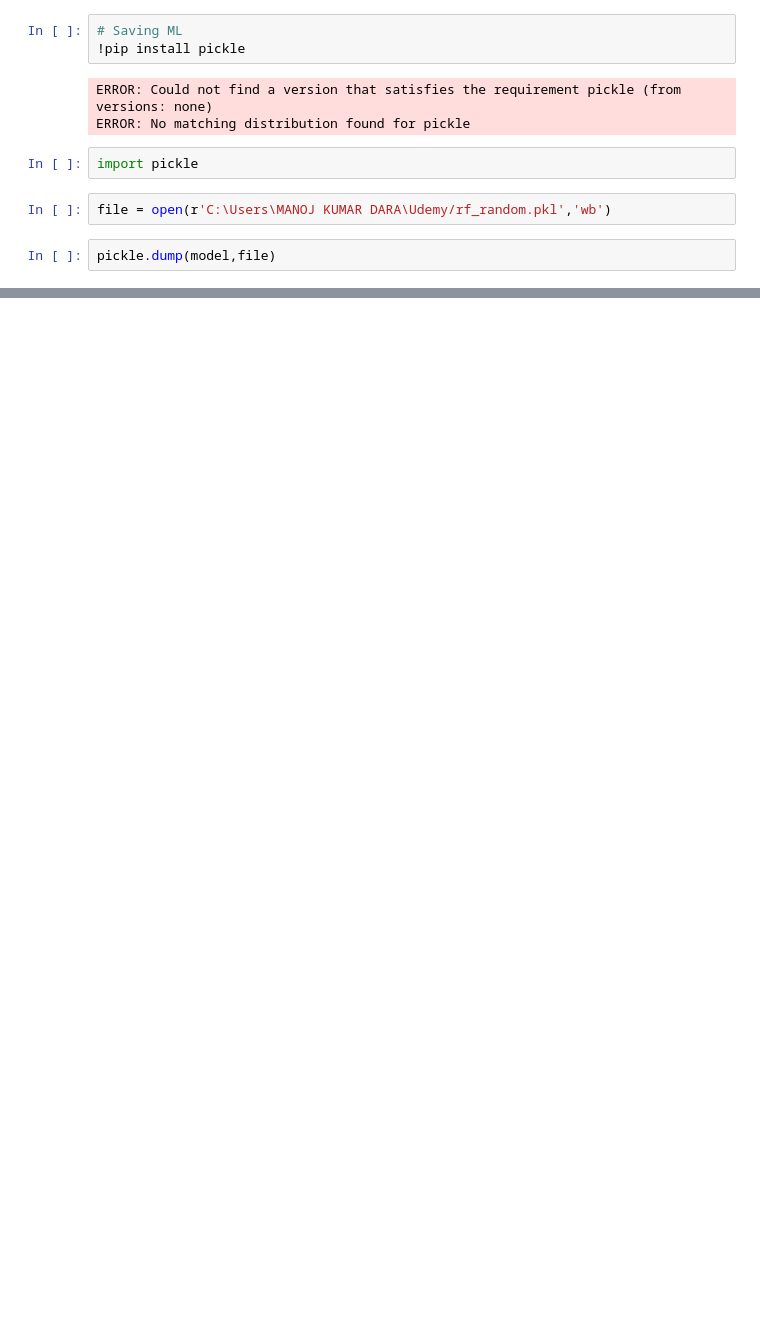
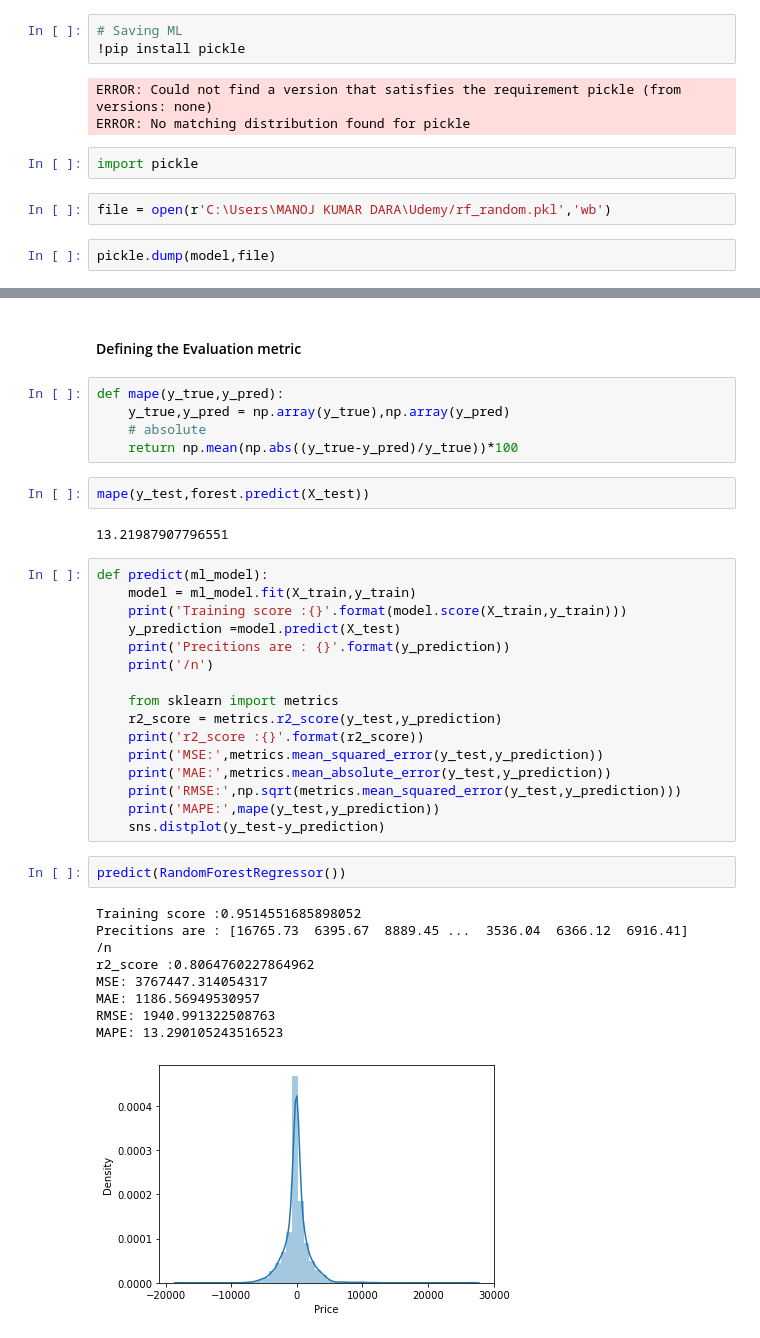
Before and after one commit to Manojkdara/Flight-ticket-tracing-using-Machine-Learning, a Jupyter notebook: Flight_Price.ipynb, the cells around one changed output, grey strips where cells are left out. Saved outputs shown, nothing was run; the diff lists cells and outputs as text; blank space fills up the shorter version.

```diff
--- a/Flight_Price.ipynb
+++ b/Flight_Price.ipynb
@@ -607,0 +608,39 @@ array([16756.91,  6342.11,  8983.  , ...,  3477.09,  6420.98,  7199.05])
+# %% [markdown]
+#### Defining the Evaluation metric
+# %%
+def mape(y_true,y_pred):
+    y_true,y_pred = np.array(y_true),np.array(y_pred)
+    # absolute
+    return np.mean(np.abs((y_true-y_pred)/y_true))*100
+# %%
+mape(y_test,forest.predict(X_test))
+# %% [output]
+13.21987907796551
+# %%
+def predict(ml_model):
+    model = ml_model.fit(X_train,y_train)
+    print('Training score :{}'.format(model.score(X_train,y_train)))
+    y_prediction =model.predict(X_test)
+    print('Precitions are : {}'.format(y_prediction))
+    print('/n')
+
+    from sklearn import metrics
+    r2_score = metrics.r2_score(y_test,y_prediction)
+    print('r2_score :{}'.format(r2_score))
+    print('MSE:',metrics.mean_squared_error(y_test,y_prediction))
+    print('MAE:',metrics.mean_absolute_error(y_test,y_prediction))
+    print('RMSE:',np.sqrt(metrics.mean_squared_error(y_test,y_prediction)))
+    print('MAPE:',mape(y_test,y_prediction))
+    sns.distplot(y_test-y_prediction)
+# %%
+predict(RandomForestRegressor())
+# %% [output]
+Training score :0.9514551685898052
+Precitions are : [16765.73  6395.67  8889.45 ...  3536.04  6366.12  6916.41]
+/n
+r2_score :0.8064760227864962
+MSE: 3767447.314054317
+MAE: 1186.56949530957
+RMSE: 1940.991322508763
+MAPE: 13.290105243516523
+[figure, added]
```
Also changed, not shown: parts of 5 cells of this notebook.
